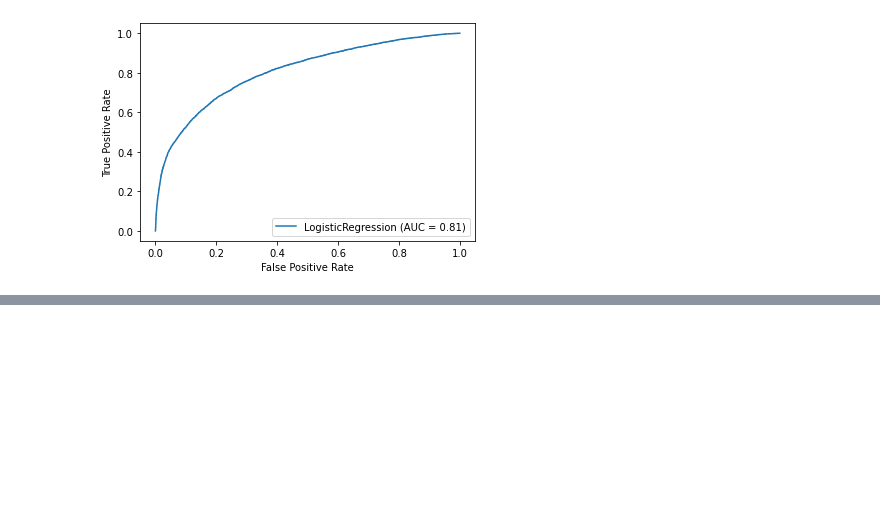
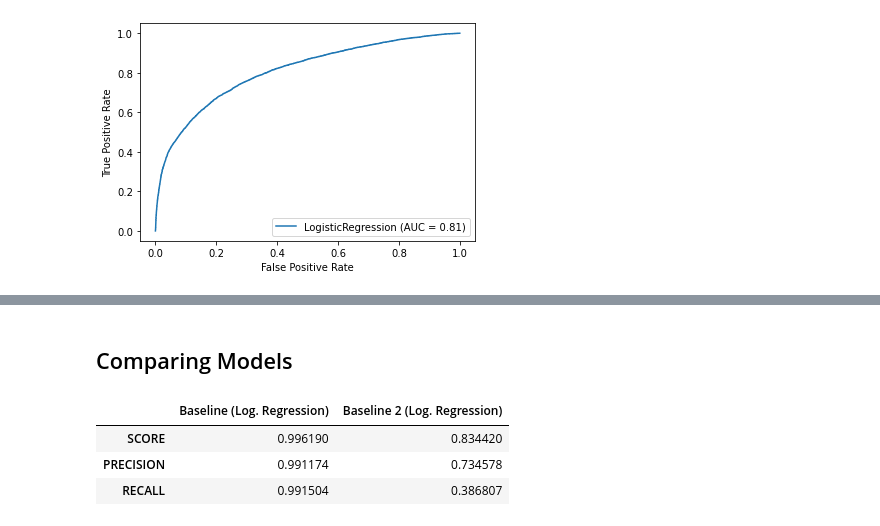
Before and after one commit to luisgzaparolli/processo_cientista, a Jupyter notebook: documented data-scientist project.ipynb, the cells around one changed output, grey strips where cells are left out. Saved outputs shown, nothing was run; the diff lists cells and outputs as text; code cells hidden in the pictures; blank space fills up the shorter version.

```diff
--- a/documented data-scientist project.ipynb
+++ b/documented data-scientist project.ipynb
@@ -60,3 +29,19 @@ TypeError: Singleton array array(<__main__.LogRegression object at 0x...>, dtype
+# %%
+#BaseLine DataFrame
+rain_scores = pd.DataFrame({'Baseline (Log. Regression)' : [baseline_score,baseline_precision, baseline_recall]}, index=['SCORE', 'PRECISION', 'RECALL'])
+def scores(Column, score, precision, recall):
+    '''
+    Append a new colum of scores into a dataframe of scores, use it to compare your models.
+
+    Columns: Name of the columns/model
+    score: Accuracy score
+    precision: Precision Score
+    recall: Recall Score
+    '''
+
+    df = pd.DataFrame({Column : [score,precision,recall]}, index=['SCORE', 'PRECISION', 'RECALL'])
+    x = pd.concat([rain_scores, df], axis = 1)
+    return x
 # %% [markdown]
 # Exploratory Data Analysis
 # %% [markdown]
@@ -488,7 +492,8 @@ array([[0.93495853, 0.06504147],
        [0.50074457, 0.49925543],
        [0.96810529, 0.03189471]])
 # %%
-model.score(X_test, y_test)
+baseline2_score = model.score(X_test, y_test)
+baseline2_score
 # %% [output]
 0.8344201040369258
 # %%
@@ -514,13 +519,15 @@ plot_confusion_matrix(model, X_test, y_test, values_format='.0f')
 # %% [markdown]
 Precision:
 # %%
-precision_score(y_test, model.predict(X_test))
+precision2_score = precision_score(y_test, model.predict(X_test))
+precision2_score
 # %% [output]
 0.7345776652957925
 # %% [markdown]
 Recall:
 # %%
-recall_score(y_test, model.predict(X_test))
+recall2_score = recall_score(y_test, model.predict(X_test))
+recall2_score
 # %% [output]
 0.3868065967016492
 # %%
@@ -540,0 +548,10 @@ list(zip(list(X_2.columns), list(model.coef_[0])))
+# %% [markdown]
+## Comparing Models
+# %%
+rain_scores = scores('Baseline 2 (Log. Regression)', baseline2_score, precision2_score, recall2_score)
+rain_scores
+# %% [output]
+|  | Baseline (Log. Regression) | Baseline 2 (Log. Regression) |
+| SCORE | 0.996190 | 0.834420 |
+| PRECISION | 0.991174 | 0.734578 |
+| RECALL | 0.991504 | 0.386807 |
```
Also changed, not shown: parts of 38 cells of this notebook.
